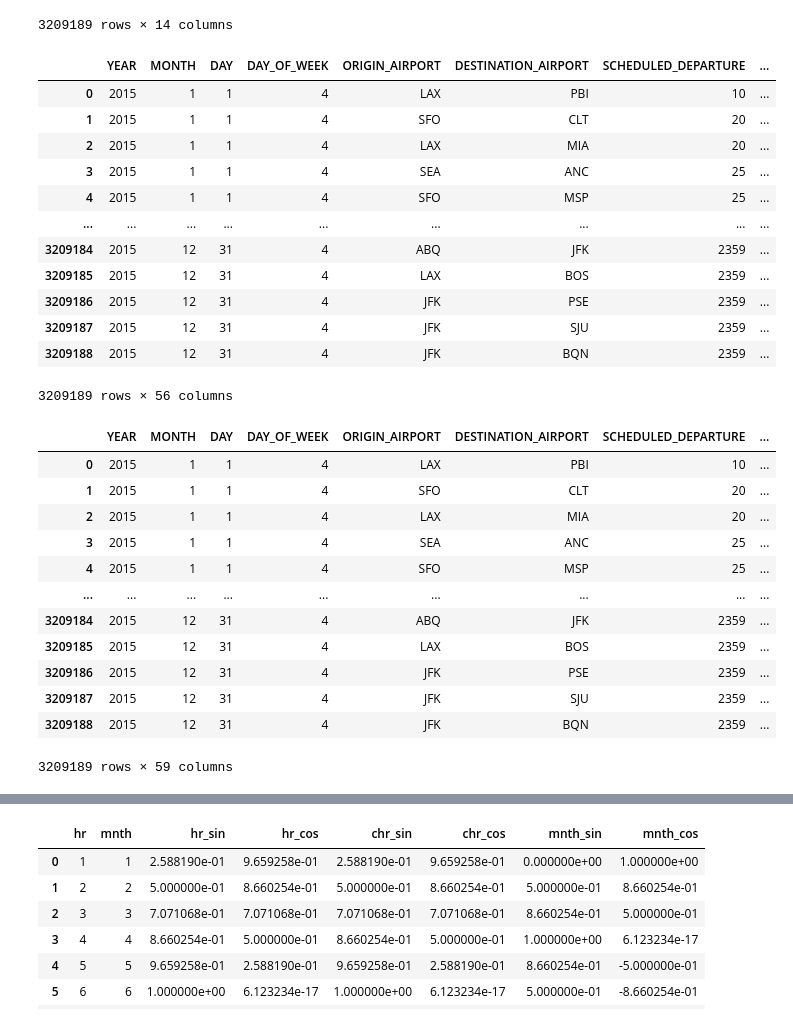
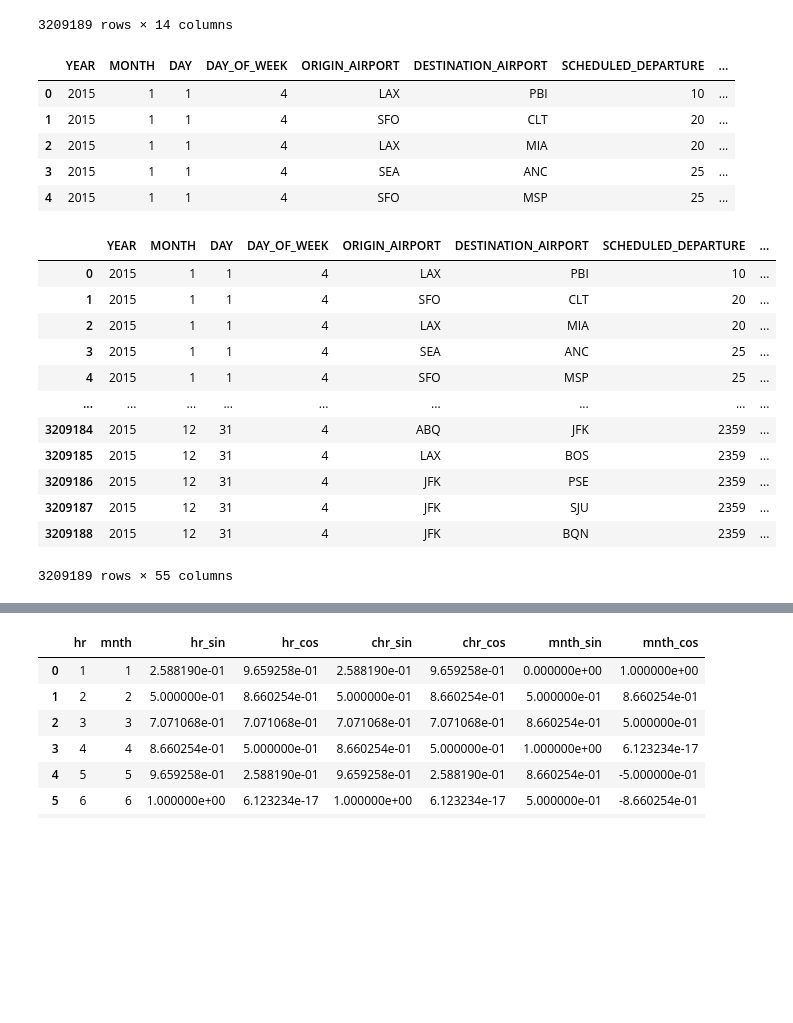
Before and after one commit to bchaithanyasai/PredictLateArrivalsPaper, a Jupyter notebook: Data_Preprocessing_and_Feature_Engineering_with_Weather_2015.ipynb, the cells around one changed output, grey strips where cells are left out. Saved outputs shown, nothing was run; the diff lists cells and outputs as text; code cells hidden in the pictures; blank space fills up the shorter version.

```diff
--- a/Data_Preprocessing_and_Feature_Engineering_with_Weather_2015.ipynb
+++ b/Data_Preprocessing_and_Feature_Engineering_with_Weather_2015.ipynb
@@ -31,5 +31,7 @@ data
 | 3209188 | 2015 | 12 | 31 | 4 | B6 | JFK | BQN | ... |
 3209189 rows × 41 columns
 # %%
-X=data.drop("OUTCOME",axis=1)
+drop_cols=['city','DATE','converted_DEPARTURE_TIME','approx_DEPARTURE_TIME','datetime','OUTCOME']
+X=data.drop(drop_cols,axis=1)
 y=data['OUTCOME']
+X.head()
@@ -155,21 +157,14 @@ data
 # %%
 X=X.join(data)
 X.drop(['AIRLINE'],axis=1,inplace=True)
-X
+X.head()
 # %% [output]
 |  | YEAR | MONTH | DAY | DAY_OF_WEEK | ORIGIN_AIRPORT | DESTINATION_AIRPORT | SCHEDULED_DEPARTURE | ... |
 | 0 | 2015 | 1 | 1 | 4 | LAX | PBI | 10 | ... |
 | 1 | 2015 | 1 | 1 | 4 | SFO | CLT | 20 | ... |
 | 2 | 2015 | 1 | 1 | 4 | LAX | MIA | 20 | ... |
 | 3 | 2015 | 1 | 1 | 4 | SEA | ANC | 25 | ... |
 | 4 | 2015 | 1 | 1 | 4 | SFO | MSP | 25 | ... |
-| ... | ... | ... | ... | ... | ... | ... | ... | ... |
-| 3209184 | 2015 | 12 | 31 | 4 | ABQ | JFK | 2359 | ... |
-| 3209185 | 2015 | 12 | 31 | 4 | LAX | BOS | 2359 | ... |
-| 3209186 | 2015 | 12 | 31 | 4 | JFK | PSE | 2359 | ... |
-| 3209187 | 2015 | 12 | 31 | 4 | JFK | SJU | 2359 | ... |
-| 3209188 | 2015 | 12 | 31 | 4 | JFK | BQN | 2359 | ... |
-3209189 rows × 56 columns
 # %%
 import datetime
 
@@ -200,7 +195,7 @@ X
 | 3209186 | 2015 | 12 | 31 | 4 | JFK | PSE | 2359 | ... |
 | 3209187 | 2015 | 12 | 31 | 4 | JFK | SJU | 2359 | ... |
 | 3209188 | 2015 | 12 | 31 | 4 | JFK | BQN | 2359 | ... |
-3209189 rows × 59 columns
+3209189 rows × 55 columns
 # %%
 X['converted_DEPARTURE_TIME']=[i.strftime("%H:%M:%S") for i in X.converted_DEPARTURE_TIME]
 X['DEPARTURE_TIME_HOUR']=[i.partition(':')[0] for i in X.converted_DEPARTURE_TIME]
```
Also changed, not shown: parts of 24 cells of this notebook.
